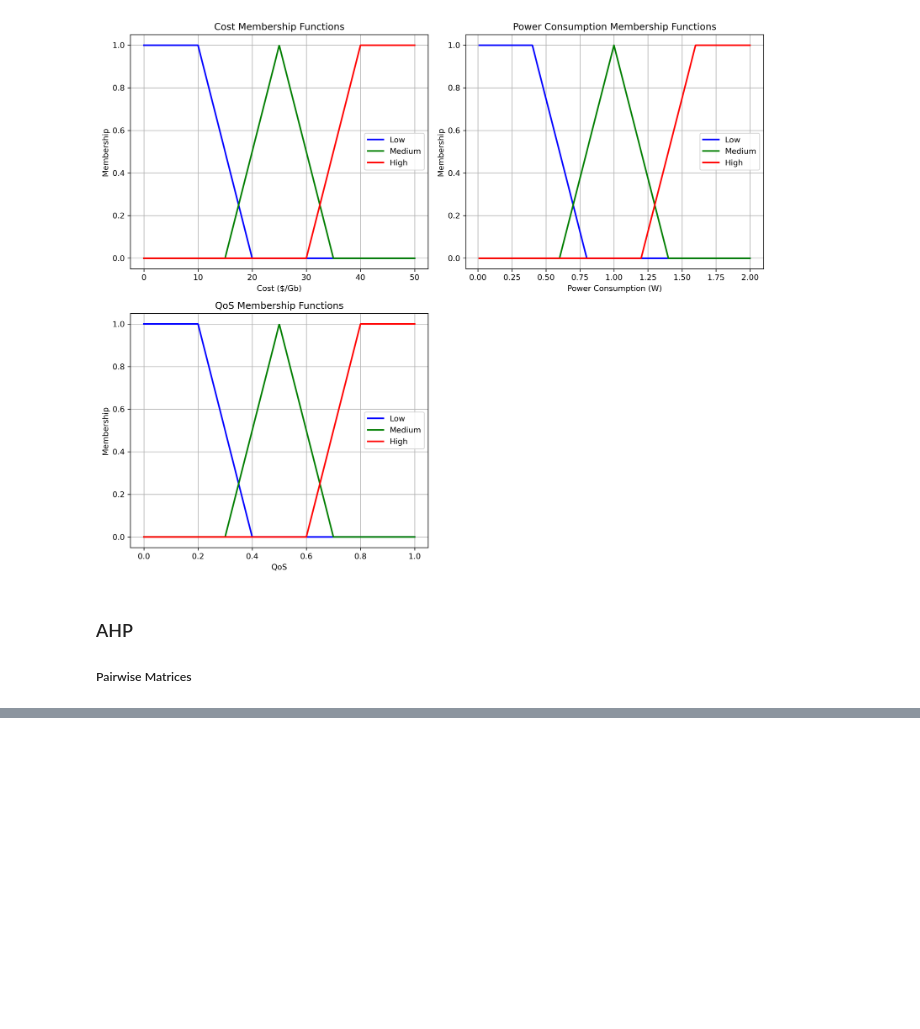
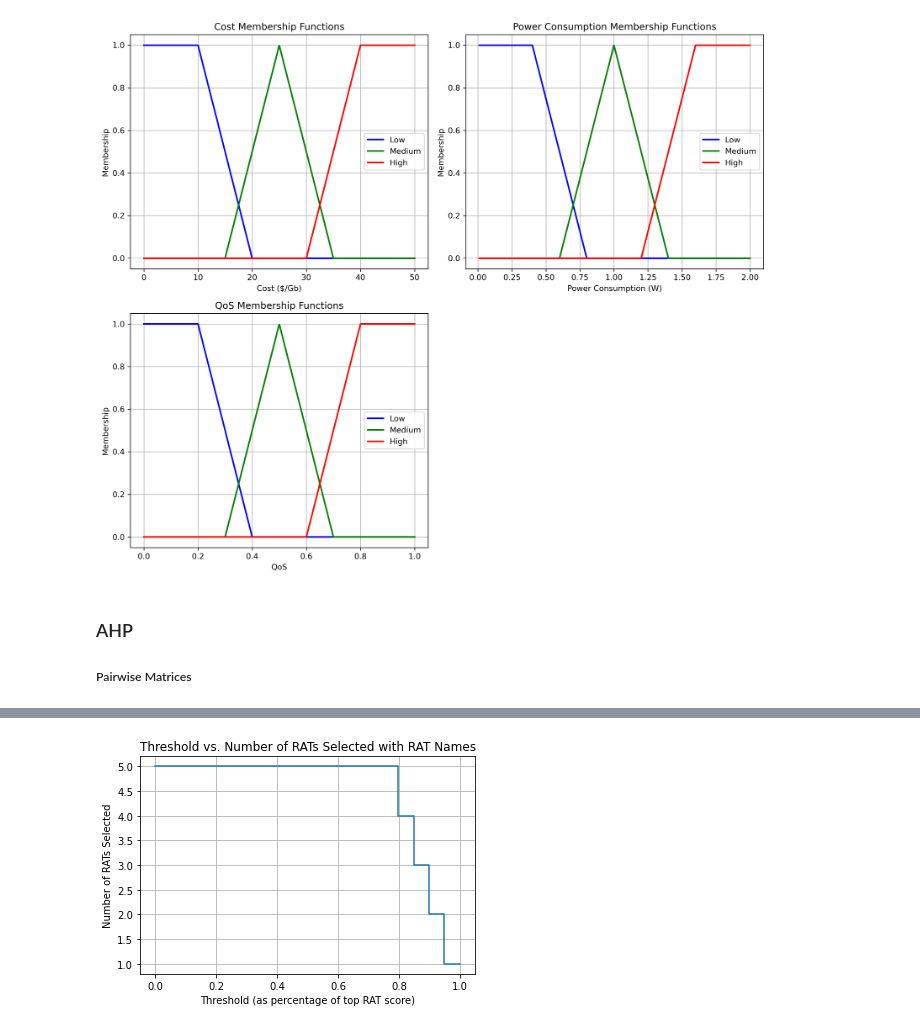
Before and after one commit to nkosinathintuli/hierarchical-NSA, a Jupyter notebook: experiments.ipynb, the cells around one changed output, grey strips where cells are left out. Saved outputs shown, nothing was run; the diff lists cells and outputs as text; code cells hidden in the pictures; blank space fills up the shorter version.

```diff
--- a/experiments.ipynb
+++ b/experiments.ipynb
@@ -163,0 +245,43 @@ ei = np.matrix([
+# %%
+# Sample data: RAT scores and names
+ranked_rats = [
+    {'name': 'RAT1', 'score': 95},
+    {'name': 'RAT2', 'score': 90},
+    {'name': 'RAT3', 'score': 85},
+    {'name': 'RAT4', 'score': 80},
+    {'name': 'RAT5', 'score': 75}
+]
+
+# Function to simulate selection based on a continuous threshold
+def calculate_rats_selected(threshold):
+    selected_rats = [rat['name'] for rat in ranked_rats if rat['score'] >= threshold * ranked_rats[0]['score']]
+    return len(selected_rats), selected_rats  # Return the number and names of selected RATs
+
+# Generate thresholds from 0% to 100%
+thresholds = np.linspace(0, 1, 100)
+rats_selected = []
+rat_names_at_threshold = []
+
+# Loop through the thresholds and determine how many RATs and their names are selected
+for t in thresholds:
+    num_rats, selected_names = calculate_rats_selected(t)
+    rats_selected.append(num_rats)
+    rat_names_at_threshold.append(selected_names)
+
+# Create the step plot
+plt.step(thresholds, rats_selected, where='post')
+
+# Add RAT names as annotations at key threshold points (optional: choose every nth point or significant changes)
+# for i, threshold in enumerate(thresholds):
+#     if i % 10 == 0 or i == len(thresholds) - 1:  # Annotate every 10th point for readability
+#         plt.text(threshold, rats_selected[i], f"{', '.join(rat_names_at_threshold[i])}", fontsize=8)
+
+# Set labels and title
+plt.xlabel('Threshold (as percentage of top RAT score)')
+plt.ylabel('Number of RATs Selected')
+plt.title('Threshold vs. Number of RATs Selected with RAT Names')
+plt.grid(True)
+
+plt.show()
+# %% [output]
+[figure, added]
```
Also changed, not shown: parts of 3 cells of this notebook, 1 other file.
